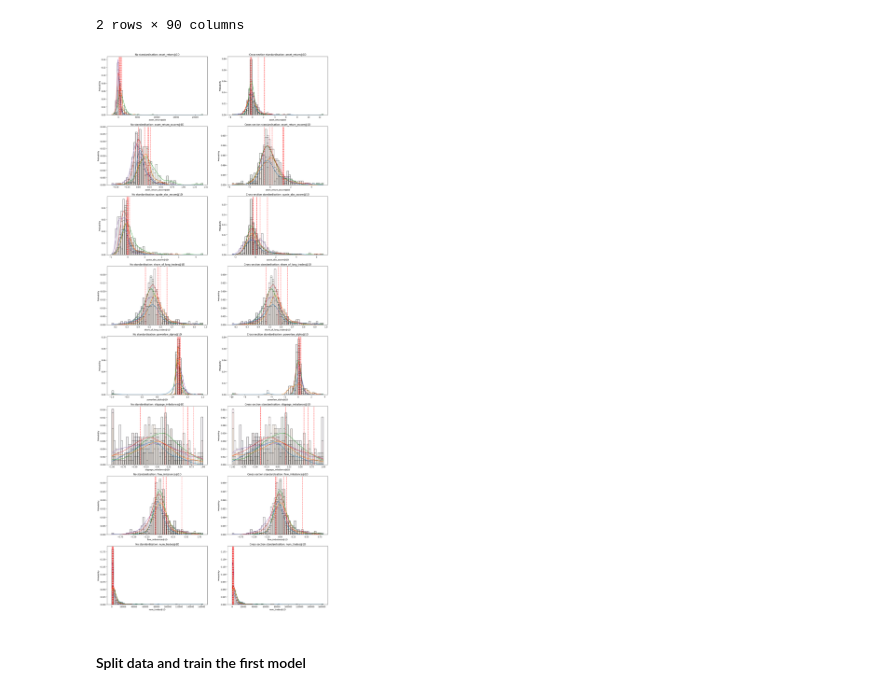
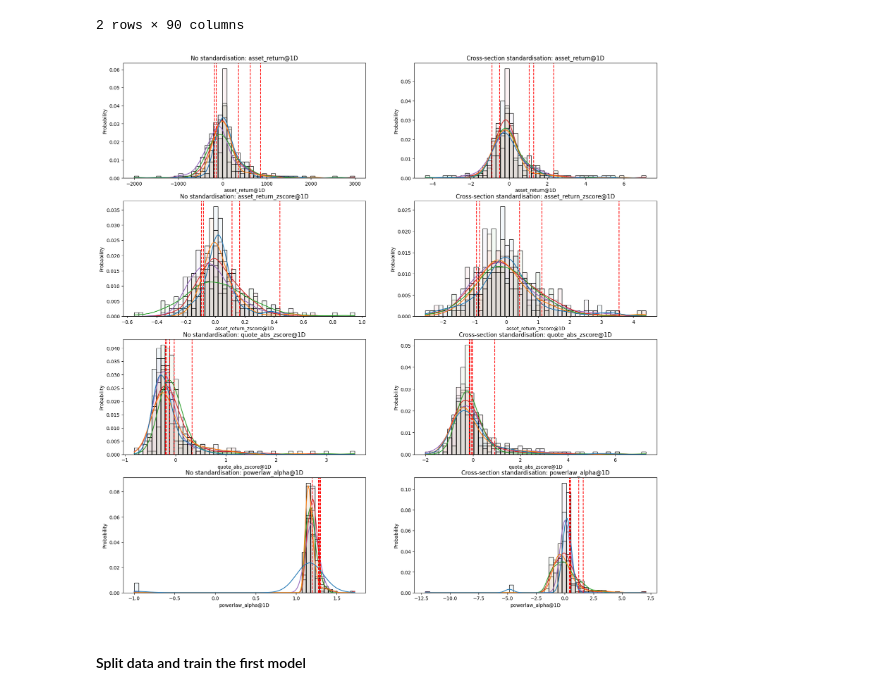
Before and after one commit to B0R0koko/pump-and-dump-prediction, a Jupyter notebook: src/analysis/research_notebook.ipynb, the cells around one changed output. Saved outputs shown, nothing was run; the diff lists cells and outputs as text; code cells hidden in the pictures.

```diff
--- a/src/analysis/research_notebook.ipynb
+++ b/src/analysis/research_notebook.ipynb
@@ -279,14 +284,13 @@ df[df.isna().any(axis=1)].shape
 $$X_{\text{std}} = \frac{X - \bar{X}}{\sigma_{X}}$$
 # %%
 # plot feature distributions before cross-sectional standardisation
-cols_to_scale: List[str] = (
-        asset_return_cols + asset_return_zscore_cols + quote_abs_zscore_cols + powerlaw_cols
-)
+cols_to_scale: List[str] = asset_return_cols + asset_return_zscore_cols + quote_abs_zscore_cols + powerlaw_cols
 
 dfs: List[pd.DataFrame] = []
 
 for pump_hash, df_cross_section in tqdm(df.groupby("pump_hash")):
     df_cross_section = df_cross_section.reset_index(drop=True)
+    # Apply cross-sectional standardisation
     for col in cols_to_scale:
         df_cross_section[col] = (df_cross_section[col] - df_cross_section[col].mean()) / df_cross_section[col].std()
     dfs.append(df_cross_section)
@@ -303,47 +307,57 @@ df_scaled.head(2)
 from core.time_utils import NamedTimeDelta
 import seaborn as sns
 
-fig, axs = plt.subplots(len(FeatureType), 2, figsize=(20, 50))
-use_offset: NamedTimeDelta = NamedTimeDelta.ONE_DAY
+groups_to_plot: List[FeatureType] = [
+    FeatureType.ASSET_RETURN,
+    FeatureType.ASSET_RETURN_ZSCORE,
+    FeatureType.QUOTE_ABS_ZSCORE,
+    FeatureType.POWERLAW_ALPHA
+]
+
+use_offset: NamedTimeDelta = NamedTimeDelta.ONE_DAY  # -> we will be plotting features from groups_to_plot at ONE_DAY offset
+fig, axs = plt.subplots(len(groups_to_plot), 2, figsize=(20, 20))
 
 # create two smaller dataframes with less cross-sections to plot
-selected_pump_hashes: np.array = np.random.choice(df["pump_hash"].unique(), 5,
-                                                  replace=False)  # use 5 pumps for plotting
-df_small: pd.DataFrame = df[df["pump_hash"].isin(selected_pump_hashes)]
-df_scaled_small: pd.DataFrame = df_scaled[df_scaled["pump_hash"].isin(selected_pump_hashes)]
+selected_pump_hashes: np.array = np.random.choice(
+    df["pump_hash"].unique(), 5, replace=False
+)  # use 5 pumps for plotting
+
+_df_small: pd.DataFrame = df[df["pump_hash"].isin(selected_pump_hashes)]
+_df_scaled_small: pd.DataFrame = df_scaled[df_scaled["pump_hash"].isin(selected_pump_hashes)]
 
 feature: FeatureType
 
-for (ax1, ax2), feature in tqdm(zip(axs, list(FeatureType))):
+for (ax1, ax2), feature in tqdm(zip(axs, groups_to_plot)):
     col_name: str = feature.col_name(offset=use_offset)
     # Plot pumps without standardisation
     sns.histplot(
-        data=df_small,
+        data=_df_small,
         x=col_name,
         hue="pump_hash",
         ax=ax1, legend=False, alpha=0.05, bins=50, kde=True, stat="probability"
     )
     ax1.set_title(f"No standardisation: {col_name}")
     for pump_hash in selected_pump_hashes:
         ax1.axvline(
-            x=df_small.loc[df_small["is_pumped"] & (df_small["pump_hash"] == pump_hash), col_name].iloc[0],
+            x=_df_small.loc[_df_small["is_pumped"] & (_df_small["pump_hash"] == pump_hash), col_name].iloc[0],
             color="red", linestyle="--"
         )
 
     sns.histplot(
-        data=df_scaled_small,
+        data=_df_scaled_small,
         x=col_name,
         hue="pump_hash",
         ax=ax2, legend=False, alpha=0.05, bins=50, kde=True, stat="probability"
     )
     ax2.set_title(f"Cross-section standardisation: {col_name}")
     for pump_hash in selected_pump_hashes:
         ax2.axvline(
-            x=df_scaled_small.loc[
-                df_scaled_small["is_pumped"] & (df_scaled_small["pump_hash"] == pump_hash), col_name].iloc[0],
+            x=_df_scaled_small.loc[
+                _df_scaled_small["is_pumped"] & (_df_scaled_small["pump_hash"] == pump_hash), col_name
+            ].iloc[0],
             color="red", linestyle="--"
         )
 # %% [output]
-[figure, old version]
+[figure, new version]
 # %% [markdown]
 <h4>Split data and train the first model</h4>
```
Also changed, not shown: parts of 30 cells of this notebook, 10 other files.
